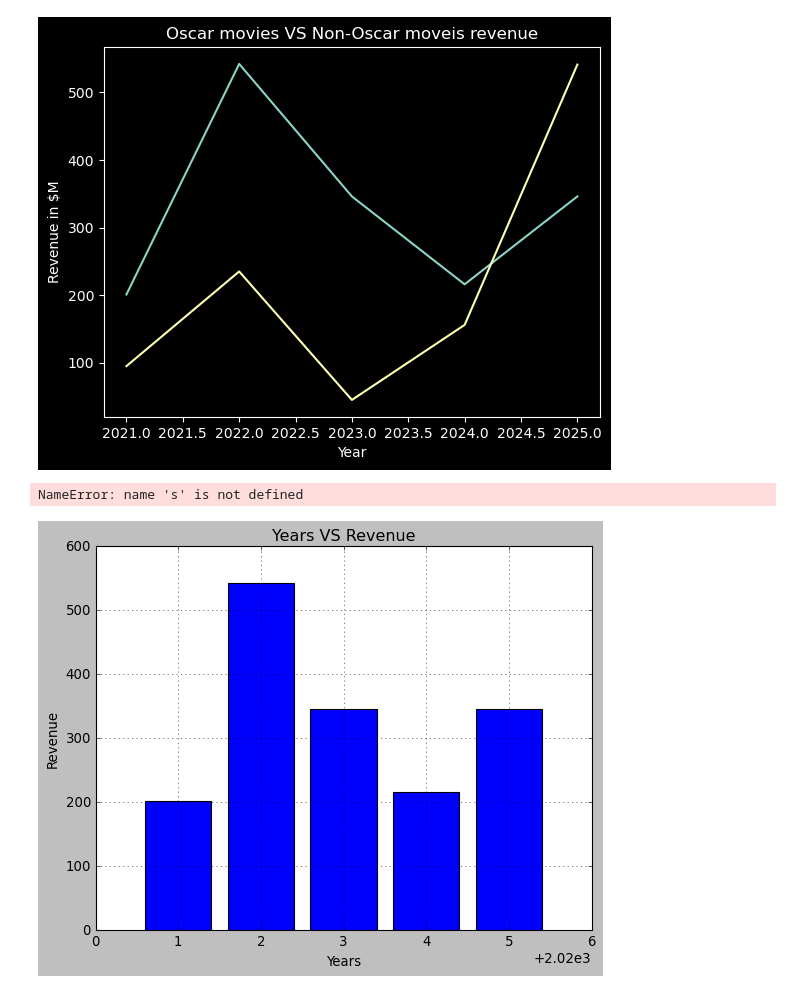
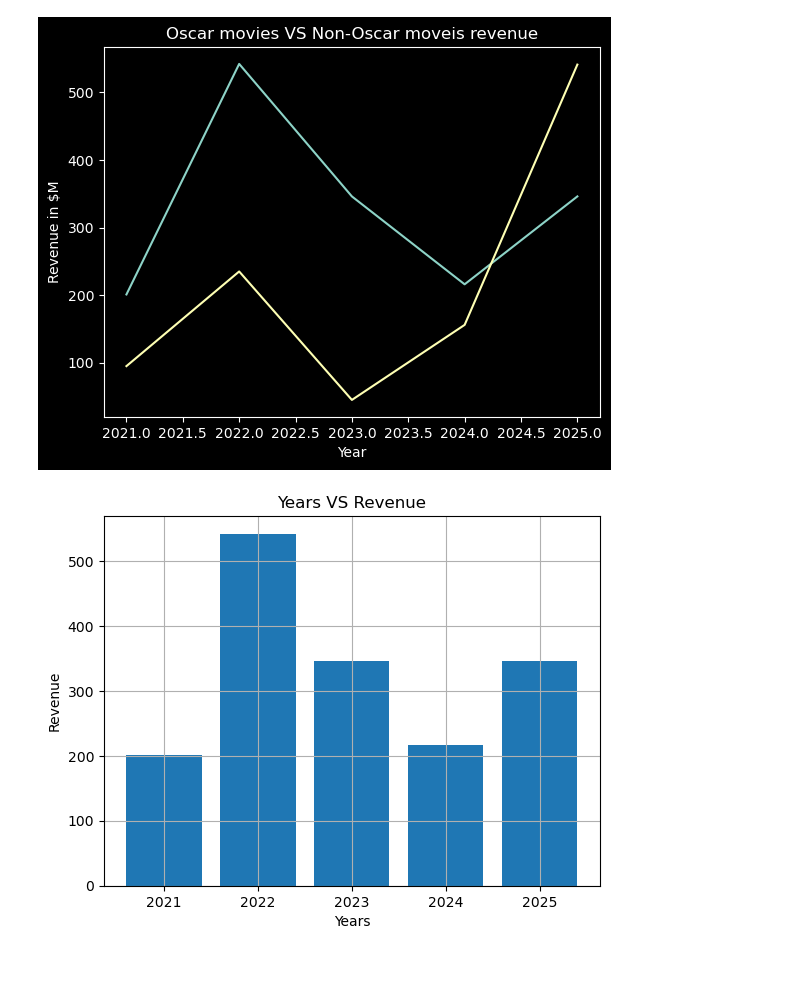
Before and after one commit to Kashinathmali88/AI-ML, a Jupyter notebook: matplotlib.ipynb, the cells around one changed output. Saved outputs shown, nothing was run; the diff lists cells and outputs as text; code cells hidden in the pictures; blank space fills up the shorter version.

Commit message:
bar chart completed

```diff
--- a/matplotlib.ipynb
+++ b/matplotlib.ipynb
@@ -58,17 +58,15 @@ plt.savefig("demo_fig.png")
 # %%
 # Bar chat
 years = [2021,2022,2023,2024,2025]
 revenue = [201,542,346,216,346]
 
 plt.bar(years,revenue)
 plt.title("Years VS Revenue")
 plt.xlabel("Years")
 plt.ylabel("Revenue")
 plt.grid()
-plt.text(x,y,s)
 # %% [output]
-NameError: name 's' is not defined
-[figure, old version]
+[figure, new version]
 # %%
 # Bar chat
 years = [2021,2022,2023,2024,2025]
```
Also changed, not shown: parts of 2 cells of this notebook, 1 other file.
